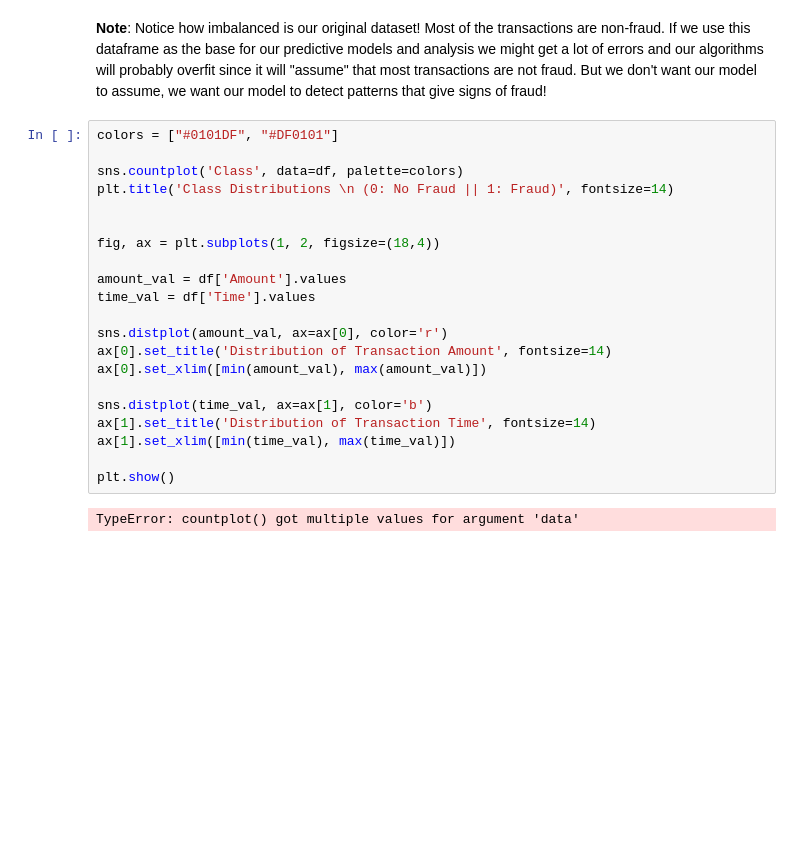
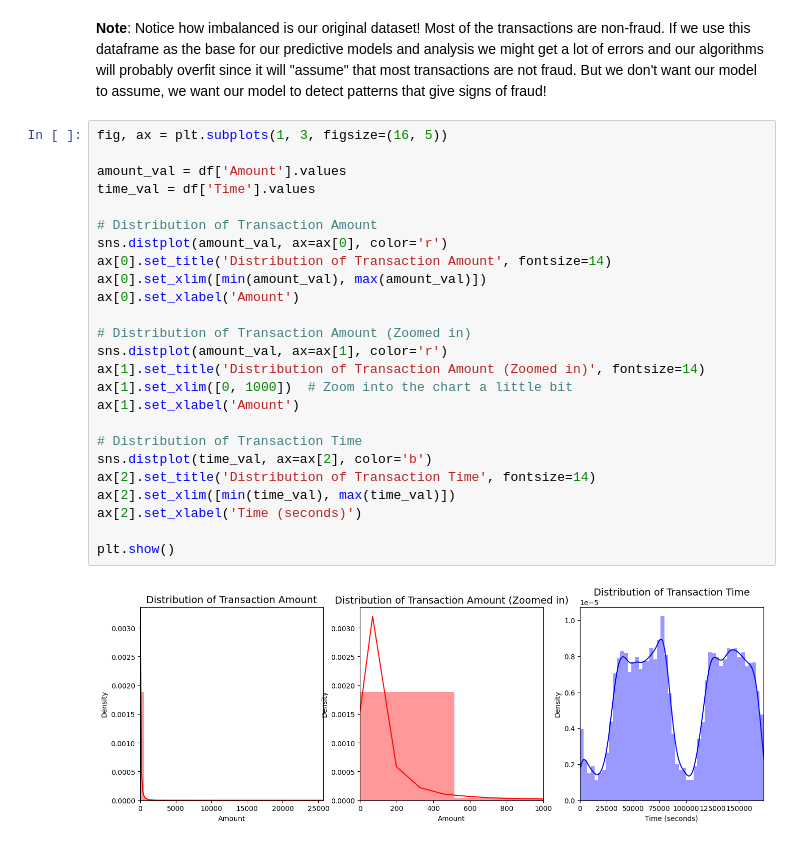
Before and after one commit to shreyashguptas/Credit-Card-Fraud-Detection-using-Machine-Learning, a Jupyter notebook: fraud-detection.ipynb, the cells around one changed output. Drawn from its saved outputs; the diff is of its cells as text; blank space fills up the shorter version.

```diff
--- a/fraud-detection.ipynb
+++ b/fraud-detection.ipynb
@@ -165,25 +190,29 @@ Frauds 0.17 % of the dataset
 # %% [markdown]
 **Note**: Notice how imbalanced is our original dataset! Most of the transactions are non-fraud. If we use this dataframe as the base for our predictive models and analysis we might get a lot of errors and our algorithms will probably overfit since it will "assume" that most transactions are not fraud. But we don't want our model to assume, we want our model to detect patterns that give signs of fraud!
 # %%
-colors = ["#0101DF", "#DF0101"]
-
-sns.countplot('Class', data=df, palette=colors)
-plt.title('Class Distributions \n (0: No Fraud || 1: Fraud)', fontsize=14)
-
-
-fig, ax = plt.subplots(1, 2, figsize=(18,4))
+fig, ax = plt.subplots(1, 3, figsize=(16, 5))
 
 amount_val = df['Amount'].values
 time_val = df['Time'].values
 
+# Distribution of Transaction Amount
 sns.distplot(amount_val, ax=ax[0], color='r')
 ax[0].set_title('Distribution of Transaction Amount', fontsize=14)
 ax[0].set_xlim([min(amount_val), max(amount_val)])
+ax[0].set_xlabel('Amount')
 
-sns.distplot(time_val, ax=ax[1], color='b')
-ax[1].set_title('Distribution of Transaction Time', fontsize=14)
-ax[1].set_xlim([min(time_val), max(time_val)])
+# Distribution of Transaction Amount (Zoomed in)
+sns.distplot(amount_val, ax=ax[1], color='r')
+ax[1].set_title('Distribution of Transaction Amount (Zoomed in)', fontsize=14)
+ax[1].set_xlim([0, 1000])  # Zoom into the chart a little bit
+ax[1].set_xlabel('Amount')
+
+# Distribution of Transaction Time
+sns.distplot(time_val, ax=ax[2], color='b')
+ax[2].set_title('Distribution of Transaction Time', fontsize=14)
+ax[2].set_xlim([min(time_val), max(time_val)])
+ax[2].set_xlabel('Time (seconds)')
 
 plt.show()
 # %% [output]
-TypeError: countplot() got multiple values for argument 'data'
+[figure, added]
```
Also changed, not shown: parts of 65 cells of this notebook, 3 other files.
